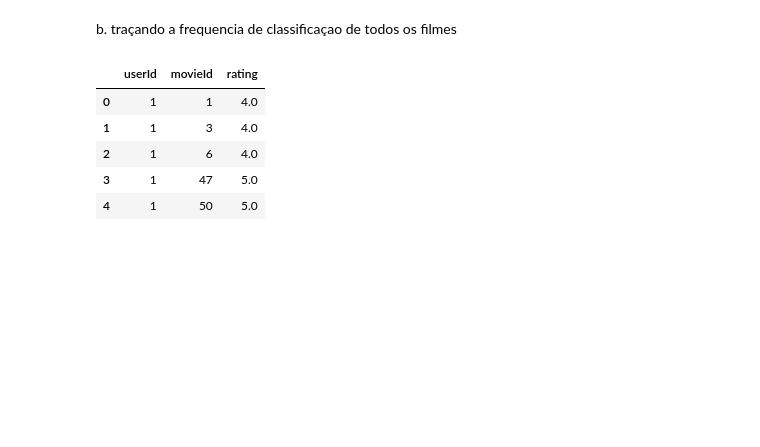
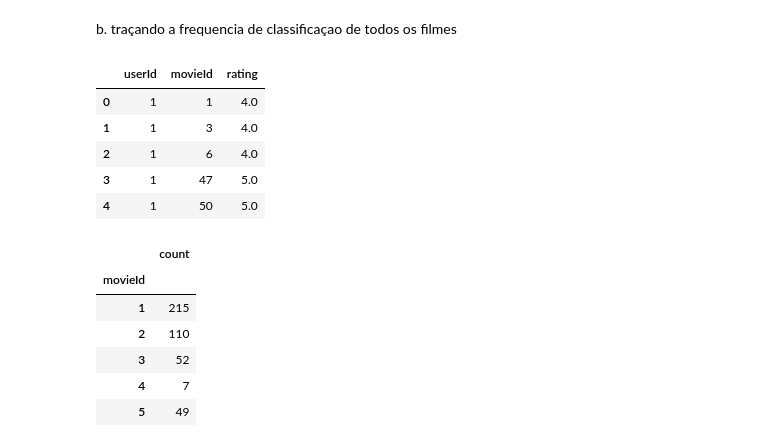
Before and after one commit to pedroagcf/recommendation-system-movie-KNN, a Jupyter notebook: KNN_movie_recommendation.ipynb, the cells around one changed output. Cells and saved outputs as stored; diff of their text form; code cells hidden in the pictures; blank space fills up the shorter version.

```diff
--- a/KNN_movie_recommendation.ipynb
+++ b/KNN_movie_recommendation.ipynb
@@ -179,3 +179,15 @@ df_ratings.head()
 | 2 | 1 | 6 | 4.0 |
 | 3 | 1 | 47 | 5.0 |
 | 4 | 1 | 50 | 5.0 |
+# %%
+# Obtendo a frequencia da avaliaçao
+df_movies_cnt = pd.DataFrame(df_ratings.groupby('movieId').size(), columns=['count'])
+df_movies_cnt.head()
+# %% [output]
+|  | count |
+| movieId |  |
+| 1 | 215 |
+| 2 | 110 |
+| 3 | 52 |
+| 4 | 7 |
+| 5 | 49 |
```
Also changed, not shown: parts of 30 cells of this notebook, 1 other file.
